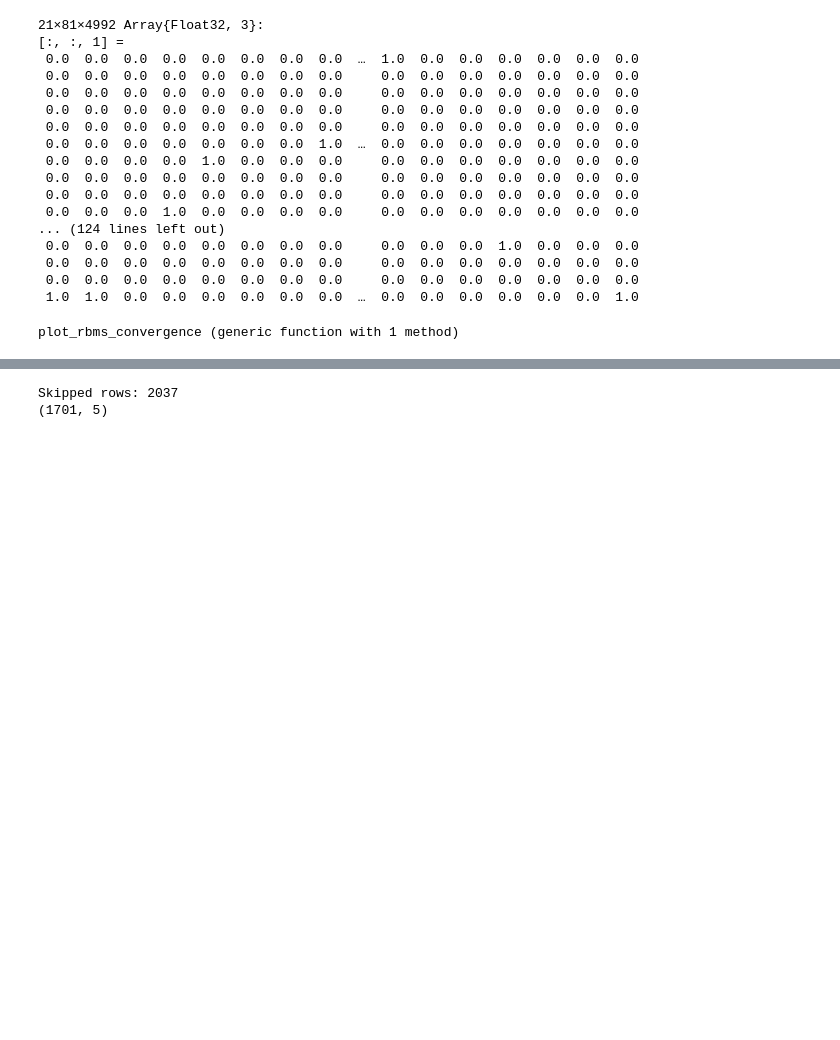
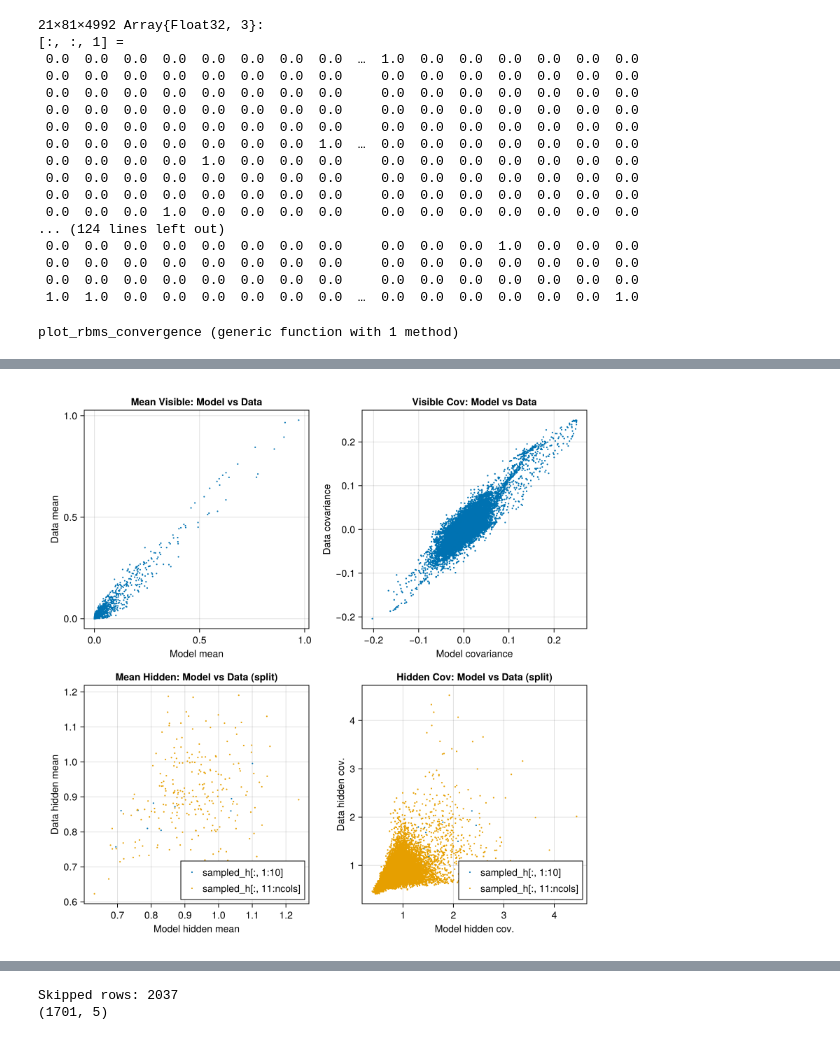
Before and after one commit to JacopoBoccato/bind_RBM, a Jupyter notebook: notebooks/converge_check.ipynb, the cells around one changed output, grey strips where cells are left out. Cells and saved outputs as stored; diff of their text form; code cells hidden in the pictures; blank space fills up the shorter version.

```diff
--- a/notebooks/converge_check.ipynb
+++ b/notebooks/converge_check.ipynb
@@ -184,5 +131,5 @@ plot_model_vs_data (generic function with 1 method)
 # %%
-data_training = onehot_from_file("first_5000_sequences.txt", alphabet)
+data_training = onehot_from_file("/home/jboccato/Projects/bind_RBM/artifacts/data/first_5000_sequences.txt", alphabet)
 # %% [output]
 21×81×4992 Array{Float32, 3}:
 [:, :, 1] =
@@ -291,0 +219,8 @@ plot_rbms_convergence(
+# %%
+using bind_RBM: plot_model_vs_data
+
+rbm = load_object("/home/jboccato/Projects/bind_RBM/artifacts/rbms_ReLU/ReLU_f_fs_10.jld2")
+sampled_v = read_protein_onehot_file("/home/jboccato/Projects/bind_RBM/artifacts/sampled_output/ReLU_f_fs_10_sampled.txt")
+
+plot_model_vs_data(data_training, sampled_v, rbm, 10)
+# %% [output]
@@ -291,0 +229 @@ plot_rbms_convergence(
+[figure, added]
```
Also changed, not shown: parts of 12 cells of this notebook, 35 other files.
